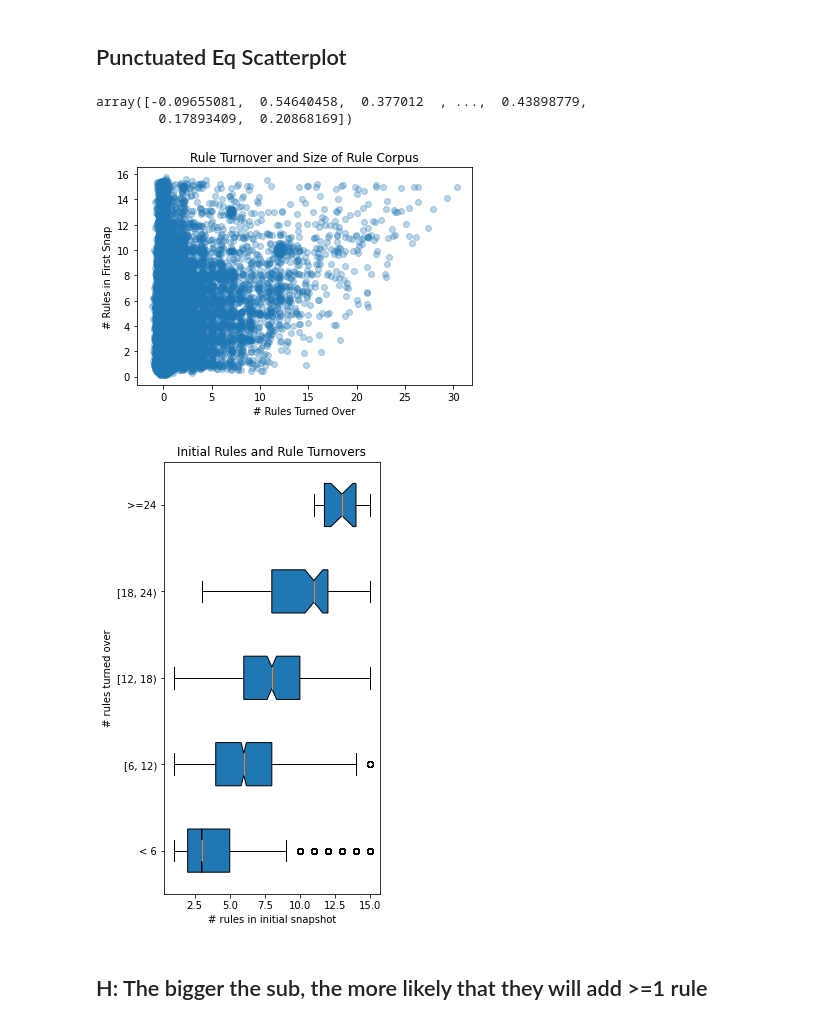
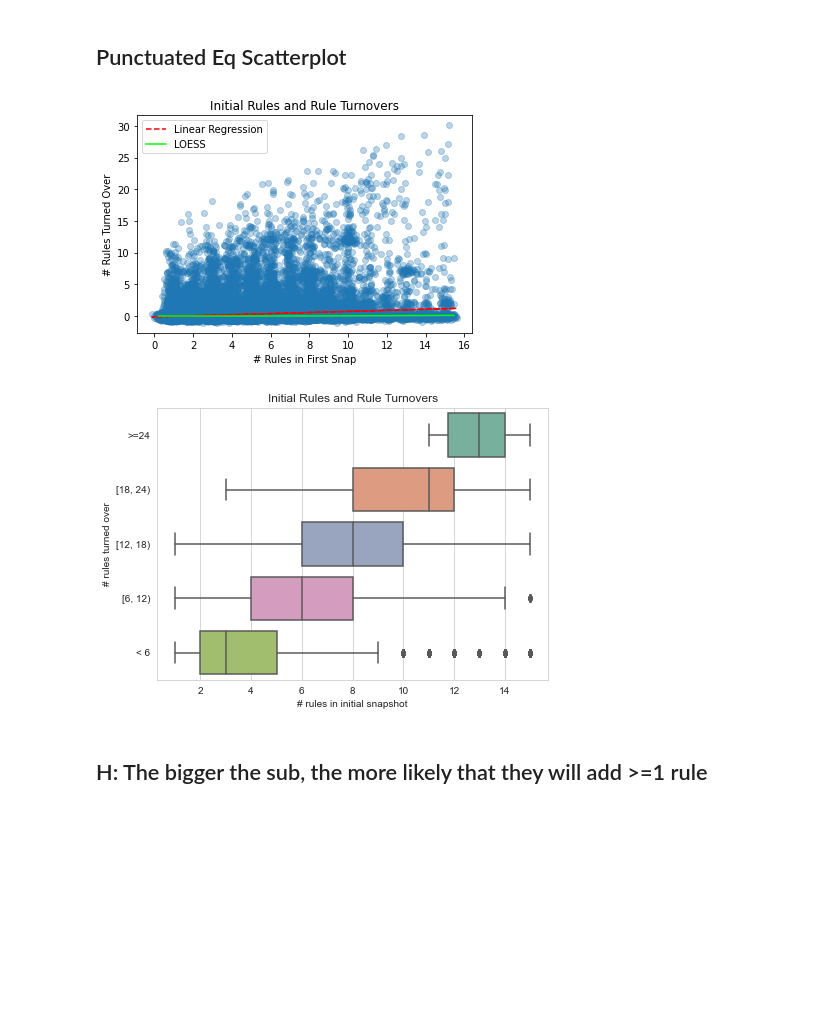
Before and after one commit to nammyk789/reddit-rule-change, a Jupyter notebook: jupyter notebooks/looking_at_seth_data.ipynb, the cells around one changed output. Drawn from its saved outputs; the diff is of its cells as text; code cells hidden in the pictures; blank space fills up the shorter version.

```diff
--- a/jupyter notebooks/looking_at_seth_data.ipynb
+++ b/jupyter notebooks/looking_at_seth_data.ipynb
@@ -53,0 +29,16 @@ plt.show()
+# %%
+# Creating dataset
+deleted = np.array(rules[rules.name_change_type == 'deleted'].rule_age_in_days)
+unchanged = np.array(rules[rules.name_change_type == 'unchanged'].rule_age_in_days)
+changed = np.array(rules[rules.name_change_type == 'changed'].rule_age_in_days)
+
+data = np.array([deleted, changed, unchanged], dtype=object)/365
+
+sns.set_style("whitegrid")
+fig, ax = plt.subplots(figsize=(7, 5))
+sns.boxplot(data=data.T, ax=ax, palette="Set2", saturation = 0.6, orient="h")
+ax.set_xlabel("Rule Age in Years")
+ax.set_title("Rule Age and Rule Status")
+ax.set_yticklabels(['Deleted', 'Changed', 'Unchanged'])
+plt.savefig('../result_figures/rule_age_and_status_boxplot.png', dpi=300, bbox_inches='tight')
+plt.show()
@@ -79,50 +70,56 @@ noise = np.random.normal(0,0.25,len(sub_metadata))
-# %%
-np.random.normal(0,0.25,len(sub_metadata))
-# %% [output]
-array([-0.09655081,  0.54640458,  0.377012  , ...,  0.43898779,
-        0.17893409,  0.20868169])
 # %%
 std = 0.25
-x = np.array((sub_metadata.added + sub_metadata.deleted + sub_metadata.changed)) + np.random.normal(0, std,len(sub_metadata))
-y = np.array(sub_metadata.rules_1) + np.random.normal(0,std,len(sub_metadata))
+y = np.array((sub_metadata.added + sub_metadata.deleted + sub_metadata.changed)) + np.random.normal(0, std,len(sub_metadata))
+x = np.array(sub_metadata.rules_1) + np.random.normal(0,std,len(sub_metadata))
+
 
 # Plot the scatter plot with the calculated area
 plt.scatter(x, y, alpha=0.3)
 
-plt.xlabel("# Rules Turned Over")
-plt.ylabel("# Rules in First Snap")
-plt.title("Rule Turnover and Size of Rule Corpus")
+
+# linear regression
+reg = LinearRegression().fit(x.reshape(-1, 1), y)
+y_line = reg.predict(x.reshape(-1,1))
+plt.plot(x, y_line, color='r', linestyle='--', label = 'Linear Regression')
+
+
+# LOESS smoother
+sample_size = 10000
+sample_indices = np.random.choice(len(x), sample_size, replace=False)
+x_sample = x[sample_indices]
+y_sample = y[sample_indices]
+smoothed = lowess(y_sample, x_sample, frac=0.3)
+plt.plot(smoothed[:,0], smoothed[:,1], label='LOESS', color='lime')
+
+plt.ylabel("# Rules Turned Over")
+plt.xlabel("# Rules in First Snap")
+plt.title("Initial Rules and Rule Turnovers")
+plt.legend()
 
 plt.show()
 # %% [output]
-[figure, old version]
+[figure, new version]
 # %%
 # Creating dataset
 sub_metadata['turned_over'] = sub_metadata.added + sub_metadata.deleted + sub_metadata.changed
 first_bin = np.array(sub_metadata[sub_metadata.turned_over < 6].rules_1)
 second_bin = np.array(sub_metadata[(sub_metadata.turned_over >= 6) & (sub_metadata.turned_over < 12)].rules_1)
 third_bin = np.array(sub_metadata[(sub_metadata.turned_over >= 12) & (sub_metadata.turned_over < 18)].rules_1)
 fourth_bin = np.array(sub_metadata[(sub_metadata.turned_over >= 18) & (sub_metadata.turned_over < 24)].rules_1)
 fifth_bin = np.array(sub_metadata[(sub_metadata.turned_over >= 24)].rules_1)
-data = np.array([first_bin, second_bin, third_bin, fourth_bin, fifth_bin], dtype=object)
+data = np.array([fifth_bin, fourth_bin, third_bin, second_bin, first_bin], dtype=object)
 
-fig = plt.figure(figsize =(3, 6))
-
-# Creating axes instance
-ax = fig.add_axes([0, 0, 1, 1])
-
-# Creating plot
-bp = ax.boxplot(data, notch=True, vert=False, patch_artist=True,
-                 labels=['< 6', '[6, 12)', '[12, 18)', '[18, 24)', '>=24'])  # will be used to label x-ticks
-
-plt.ylabel("# rules turned over")
-plt.xlabel("# rules in initial snapshot")
-plt.title("Initial Rules and Rule Turnovers")
-
-# show plot
+sns.set_style("whitegrid")
+fig, ax = plt.subplots(figsize=(7, 5))
+sns.boxplot(data=data.T, ax=ax, palette="Set2", saturation = 0.6, orient="h")
+ax.set_xlabel("# rules in initial snapshot")
+ax.set_ylabel("# rules turned over")
+ax.set_title("Initial Rules and Rule Turnovers")
+ax.set_yticklabels(['>=24', '[18, 24)', '[12, 18)', '[6, 12)', '< 6'])
+plt.savefig('../result_figures/initial_rules_and_turnover_boxplot.png', dpi=300, bbox_inches='tight')
 plt.show()
 # %% [output]
-[figure, old version]
+[figure, new version]
 # %% [markdown]
 ## H: The bigger the sub, the more likely that they will add >=1 rule
 # %%
```
Also changed, not shown: parts of 22 cells of this notebook, 13 other files.
